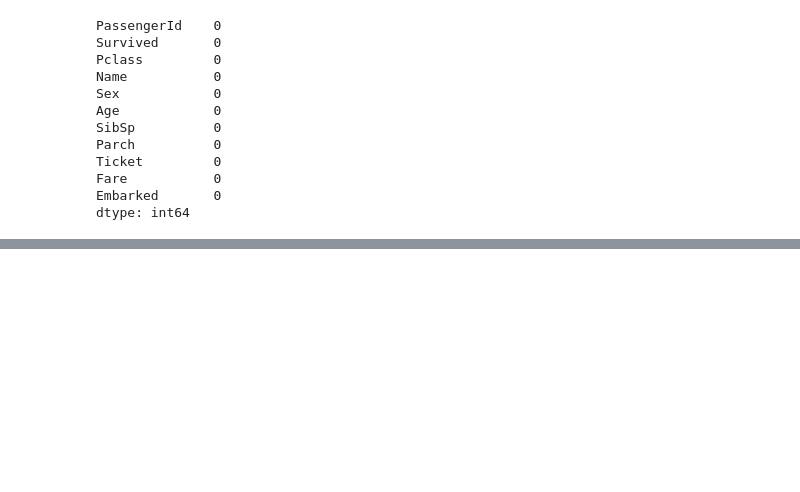
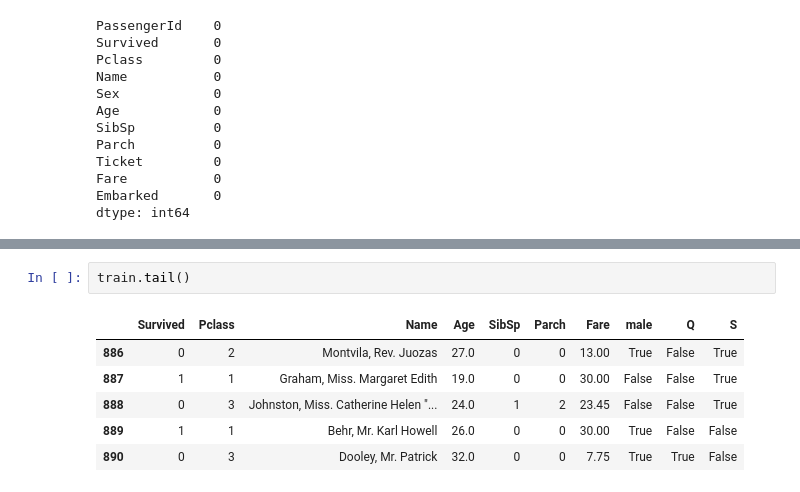
Before and after one commit to chanupadeshan/Logistic-Regression, a Jupyter notebook: logisticRegression.ipynb, the cells around one changed output, grey strips where cells are left out. Saved outputs shown, nothing was run; the diff lists cells and outputs as text; blank space fills up the shorter version.

```diff
--- a/logisticRegression.ipynb
+++ b/logisticRegression.ipynb
@@ -137,0 +191,9 @@ dtype: int64
+# %%
+train.tail()
+# %% [output]
+|  | Survived | Pclass | Name | Age | SibSp | Parch | Fare | male | Q | S |
+| 886 | 0 | 2 | Montvila, Rev. Juozas | 27.0 | 0 | 0 | 13.00 | True | False | True |
+| 887 | 1 | 1 | Graham, Miss. Margaret Edith | 19.0 | 0 | 0 | 30.00 | False | False | True |
+| 888 | 0 | 3 | Johnston, Miss. Catherine Helen "... | 24.0 | 1 | 2 | 23.45 | False | False | True |
+| 889 | 1 | 1 | Behr, Mr. Karl Howell | 26.0 | 0 | 0 | 30.00 | True | False | False |
+| 890 | 0 | 3 | Dooley, Mr. Patrick | 32.0 | 0 | 0 | 7.75 | True | True | False |
```
Also changed, not shown: parts of 10 cells of this notebook.
